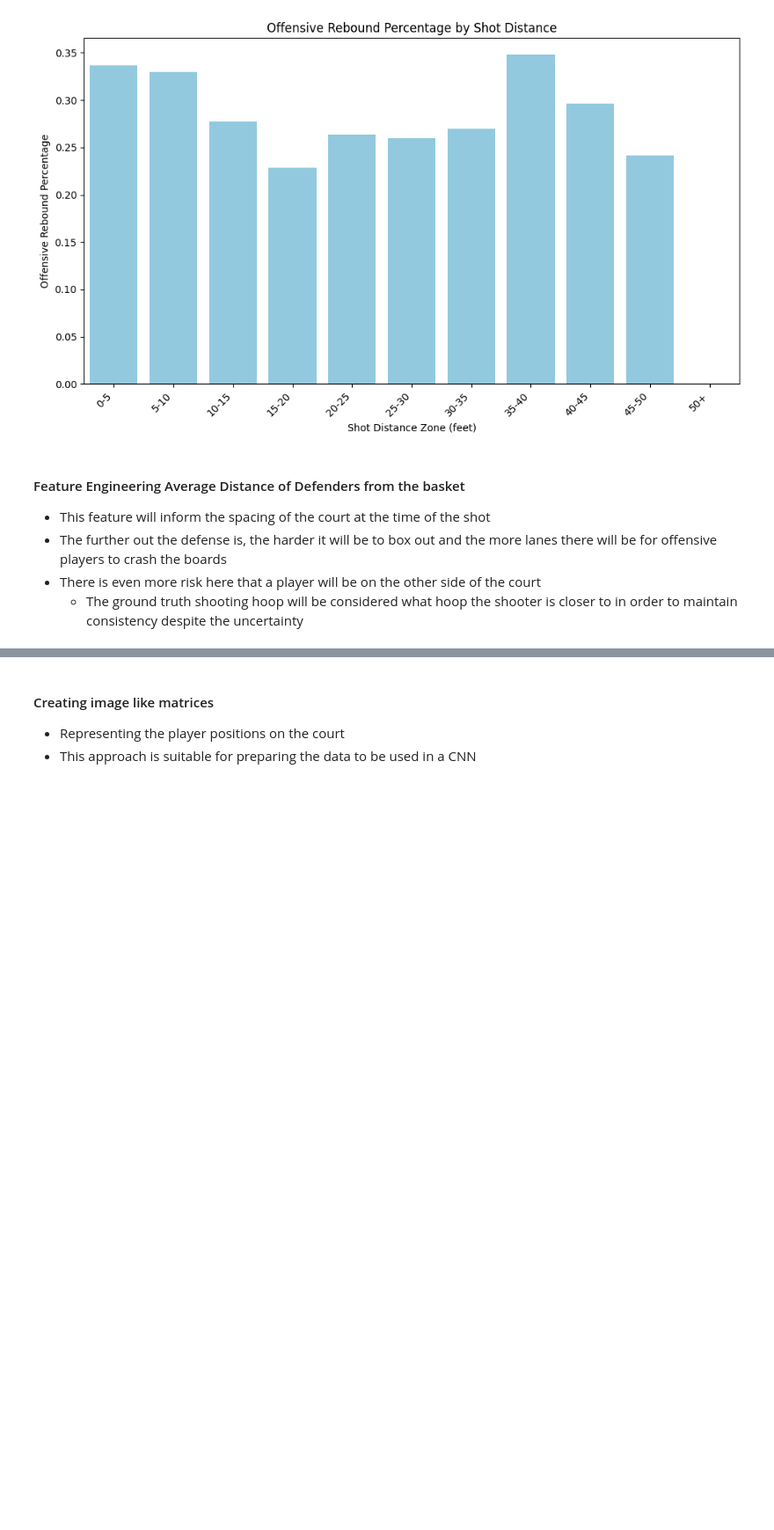
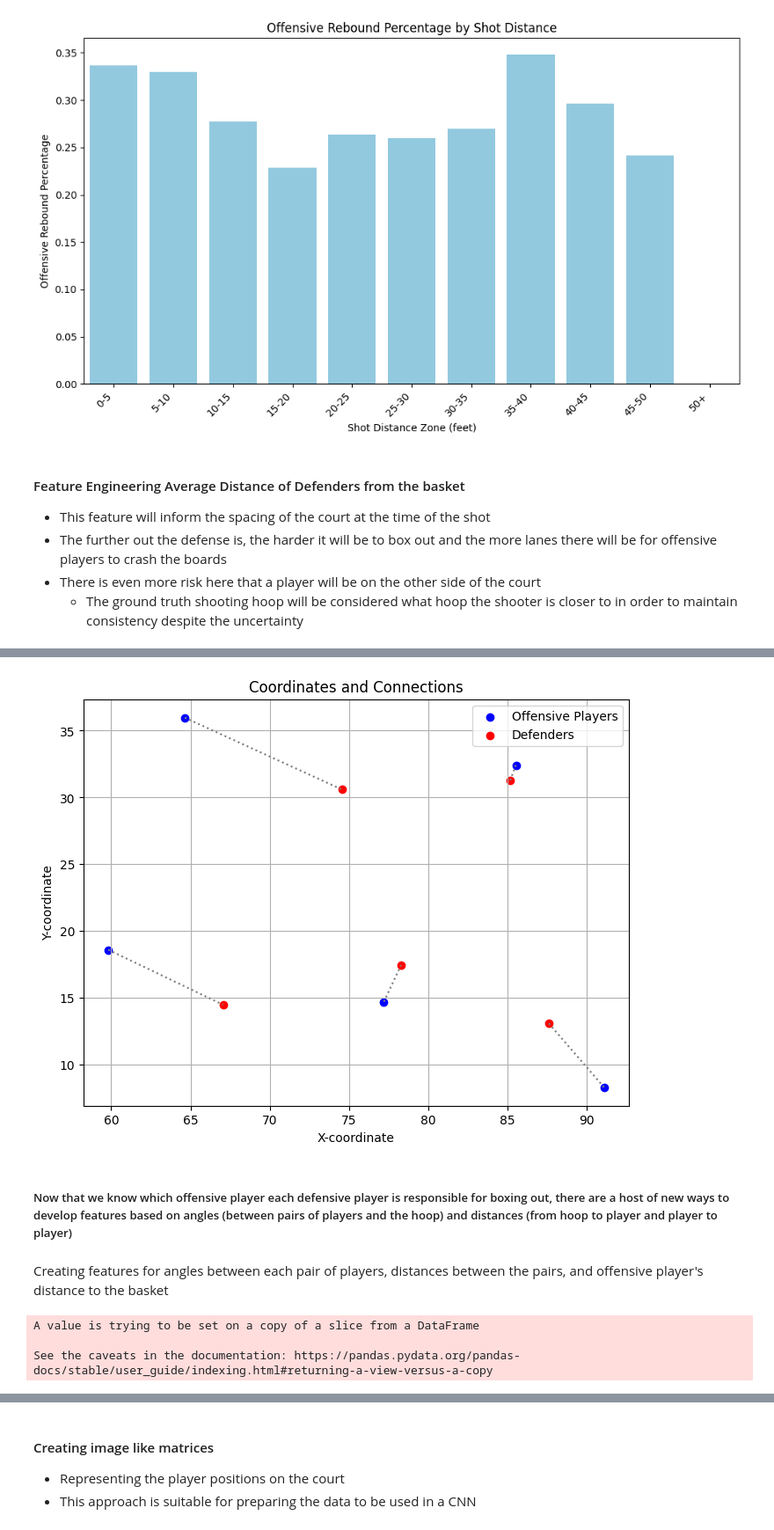
Before and after one commit to timseymour42/shotquality-offensive-rebounding, a Jupyter notebook: orbd_prediction.ipynb, the cells around one changed output, grey strips where cells are left out. Shown at 88% size. Drawn from its saved outputs; the diff is of its cells as text; code cells hidden in the pictures; blank space fills up the shorter version.

```diff
--- a/orbd_prediction.ipynb
+++ b/orbd_prediction.ipynb
@@ -362,0 +379,3 @@ train_pbp_with_rebounds
+# %%
+copy_training_data = training_data.copy()
+a = copy_training_data[:100]
@@ -362,0 +429,3 @@ train_pbp_with_rebounds
+# %%
+# Assigning offensive players
+def_training_data[['off_x', 'off_y']] = def_training_data['assigned_annotation_code'].apply(pd.Series)
@@ -362,0 +459,27 @@ train_pbp_with_rebounds
+# %%
+import pandas as pd
+import matplotlib.pyplot as plt
+
+df = pd.DataFrame(def_training_data[35:40])
+
+# Plotting the coordinates and connecting the pairs of players with lines
+plt.figure(figsize=(8, 6))
+plt.scatter(df['off_x'], df['off_y'], color='blue', label='Offensive Players')
+plt.scatter(df['court_x'], df['court_y'], color='red', label='Defenders')
+
+# Connect the pairs of players with lines
+for i, row in df.iterrows():
+    plt.plot([row['off_x'], row['court_x']], [row['off_y'], row['court_y']], color='gray', linestyle='dotted')
+
+plt.xlabel('X-coordinate')
+plt.ylabel('Y-coordinate')
+plt.title('Coordinates and Connections')
+plt.legend()
+plt.grid(True)
+plt.show()
+# %% [output]
+[figure, added]
+# %% [markdown]
+##### Now that we know which offensive player each defensive player is responsible for boxing out, there are a host of new ways to develop features based on angles (between pairs of players and the hoop) and distances (from hoop to player and player to player)
+# %% [markdown]
+Creating features for angles between each pair of players, distances between the pairs, and offensive player's distance to the basket
@@ -362,0 +499,6 @@ train_pbp_with_rebounds
+# %%
+def_training_data.drop(columns=['angle_def_to_hoop', 'angle_def_to_off'], inplace=True)
+# %% [output]
+A value is trying to be set on a copy of a slice from a DataFrame
+
+See the caveats in the documentation: https://pandas.pydata.org/pandas-docs/stable/user_guide/indexing.html#returning-a-view-versus-a-copy
```
Also changed, not shown: parts of 59 cells of this notebook, 2 other files.
